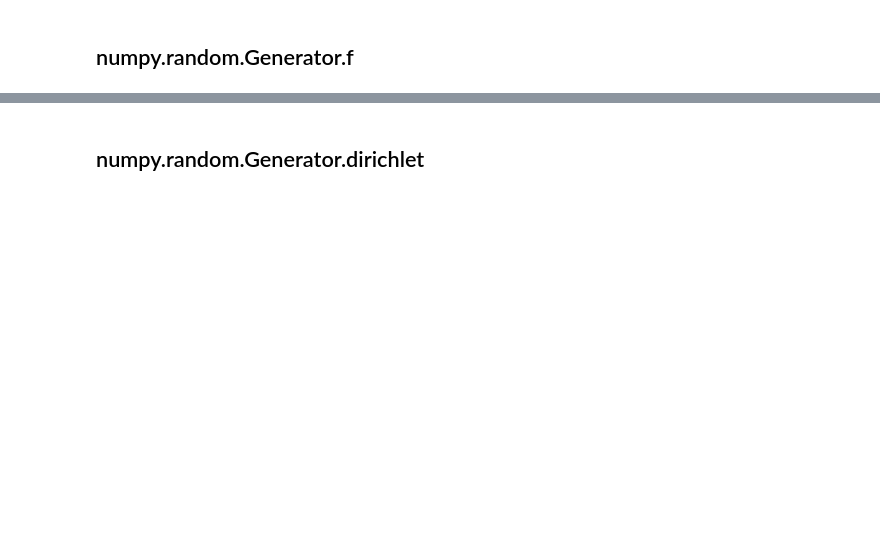
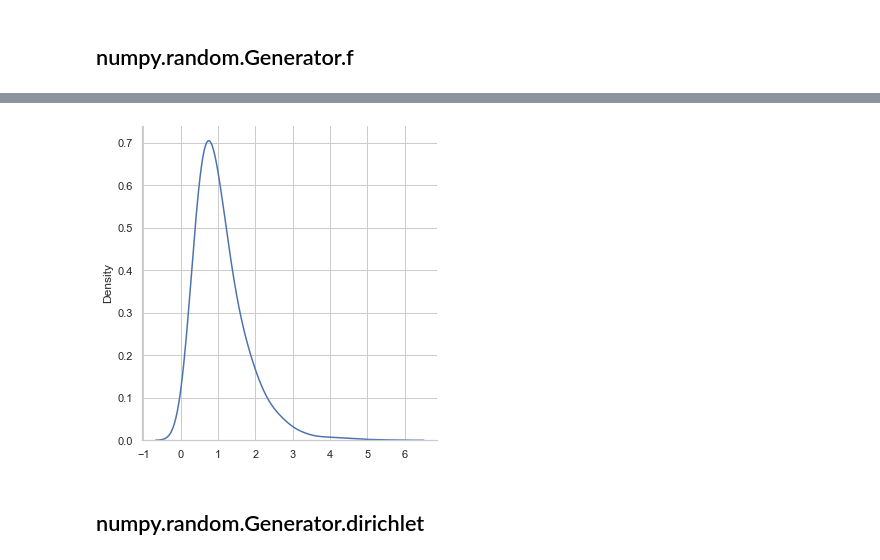
Before and after one commit to Mantvydas-data/Programming-for-DA-2021-PA, a Jupyter notebook: numpyrandom.ipynb, the cells around one changed output, grey strips where cells are left out. Drawn from its saved outputs; the diff is of its cells as text; code cells hidden in the pictures; blank space fills up the shorter version.

```diff
--- a/numpyrandom.ipynb
+++ b/numpyrandom.ipynb
@@ -251,2 +239,11 @@ array([3.23415566e+00, 1.35586367e+00, 2.52831552e+00, 8.13614924e-02,
+# %%
+f = rng.f(7,25,5000)
+sns.set_theme(style="whitegrid")
+# Selecting displot with only KDE line
+sns.displot(f, kind="kde", bw_adjust=2)
+plt.tight_layout()
+plt.show()
+# %% [output]
+[figure, added]
 # %% [markdown]
 ## numpy.random.Generator.dirichlet
```
Also changed, not shown: parts of 22 cells of this notebook.
